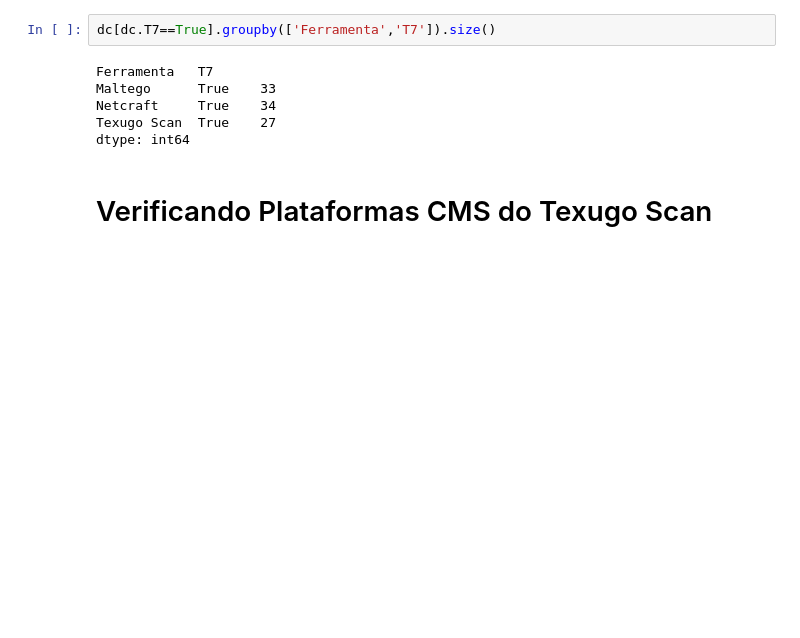
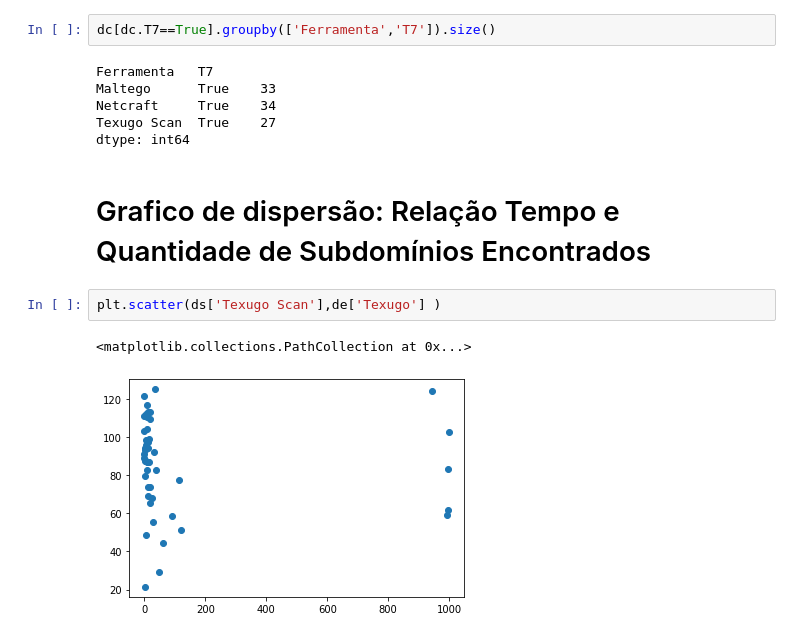
Before and after one commit to Vectro26/ProjetoTexugo, a Jupyter notebook: ProjetoTexugoScan/Validação/Analise de Dados.ipynb, the cells around one changed output. Saved outputs shown, nothing was run; the diff lists cells and outputs as text; blank space fills up the shorter version.

```diff
--- a/ProjetoTexugoScan/Validação/Analise de Dados.ipynb
+++ b/ProjetoTexugoScan/Validação/Analise de Dados.ipynb
@@ -128,5 +128,10 @@ Maltego      True    33
 Netcraft     True    34
 Texugo Scan  True    27
 dtype: int64
-# %% [markdown]
-# Verificando  Plataformas CMS do Texugo Scan
+# %% [markdown]
+# Grafico de dispersão: Relação Tempo e Quantidade de Subdomínios Encontrados
+# %%
+plt.scatter(ds['Texugo Scan'],de['Texugo'] )
+# %% [output]
+<matplotlib.collections.PathCollection at 0x...>
+[figure, added]
```
Also changed, not shown: parts of 1 cell of this notebook.
